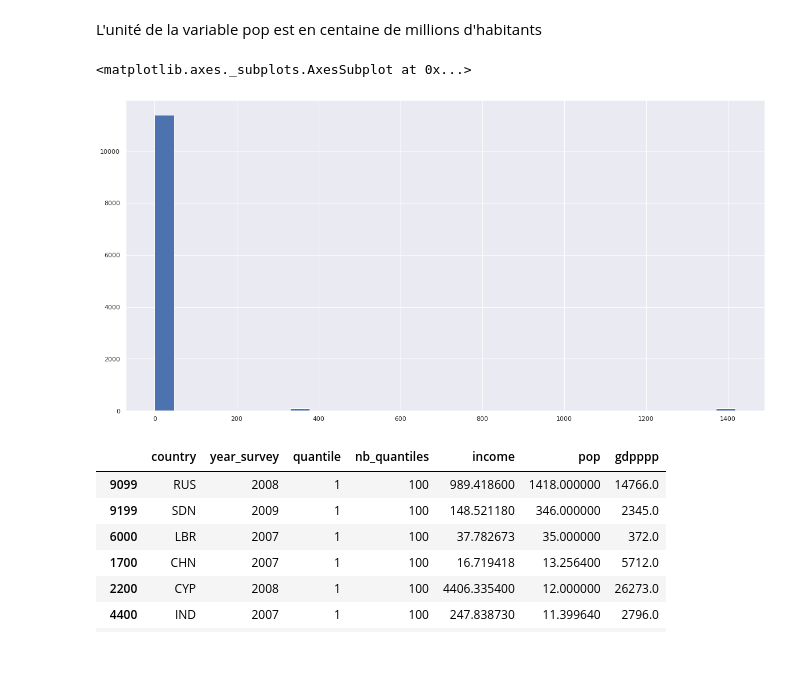
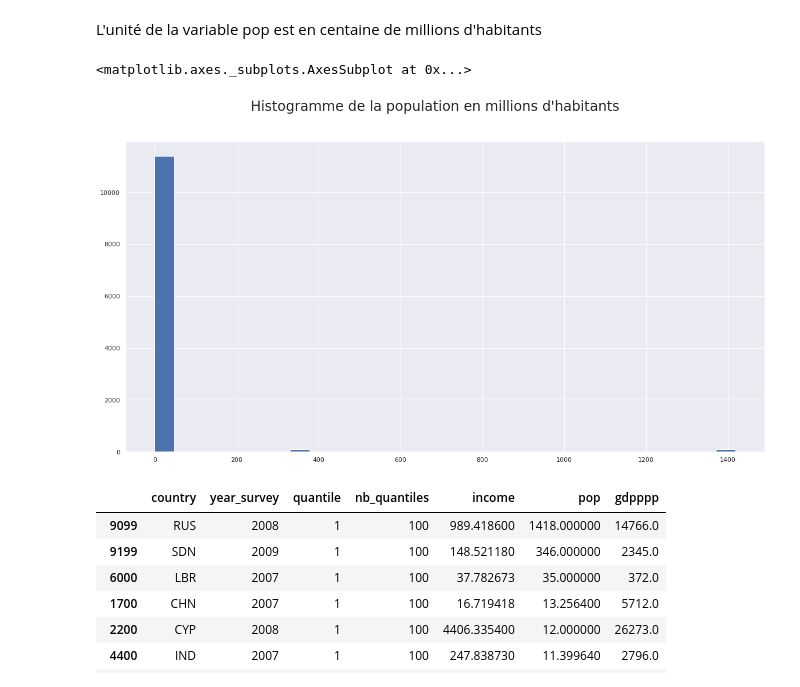
Before and after one commit to FranckDELRUE/FranckDELRUE-OCR-Project-7-DAn-Python, a Jupyter notebook: P7_01_Notebook.ipynb, the cells around one changed output. Drawn from its saved outputs; the diff is of its cells as text; code cells hidden in the pictures; blank space fills up the shorter version.

```diff
--- a/P7_01_Notebook.ipynb
+++ b/P7_01_Notebook.ipynb
@@ -82,10 +84,11 @@ df_raw.drop_duplicates(subset=['income']).sort_values(by='income').head(5)
 L'unité de la variable pop est en centaine de millions d'habitants
 # %%
 fig, axes = plt.subplots(figsize = (20, 10))
+fig.suptitle("Histogramme de la population en millions d'habitants", fontsize= _FONTSIZETITLE_)
 df_raw['pop'].hist(bins=30)
 # %% [output]
 <matplotlib.axes._subplots.AxesSubplot at 0x...>
-[figure, old version]
+[figure, new version]
 # %%
 df_raw.drop_duplicates(subset=['country'])[df_raw.drop_duplicates(subset=['country'])['pop'] > 1].sort_values(by='pop', ascending = False)
 # %% [output]
```
Also changed, not shown: parts of 103 cells of this notebook, 1 other file.
